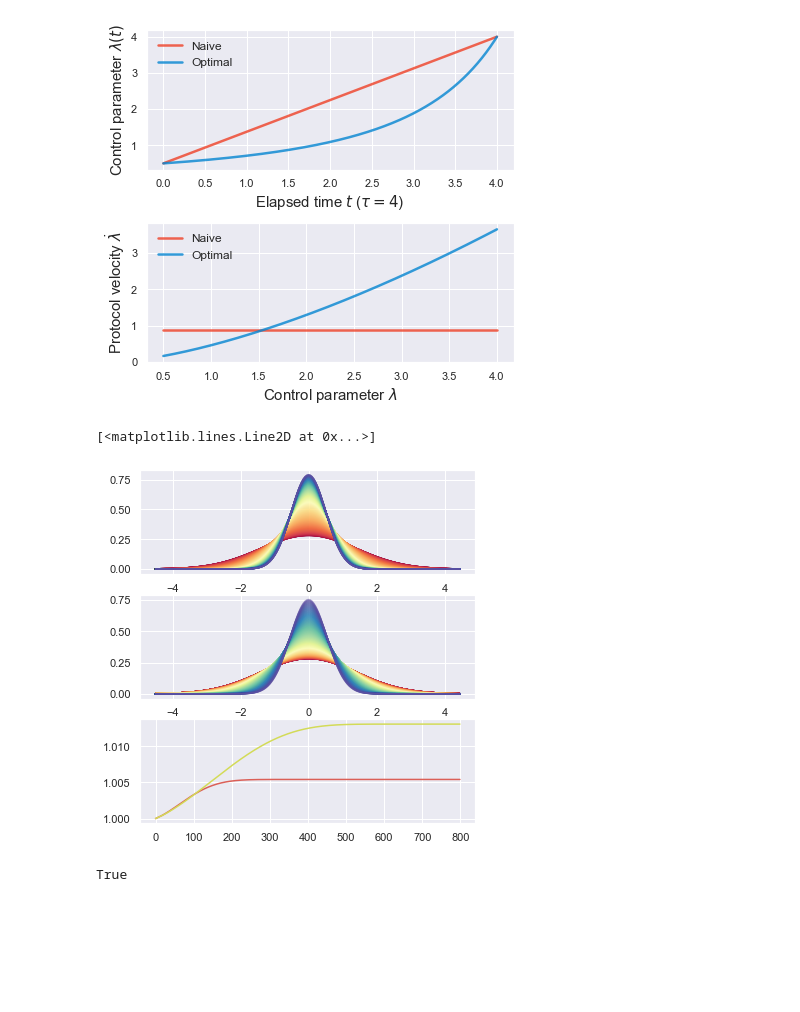
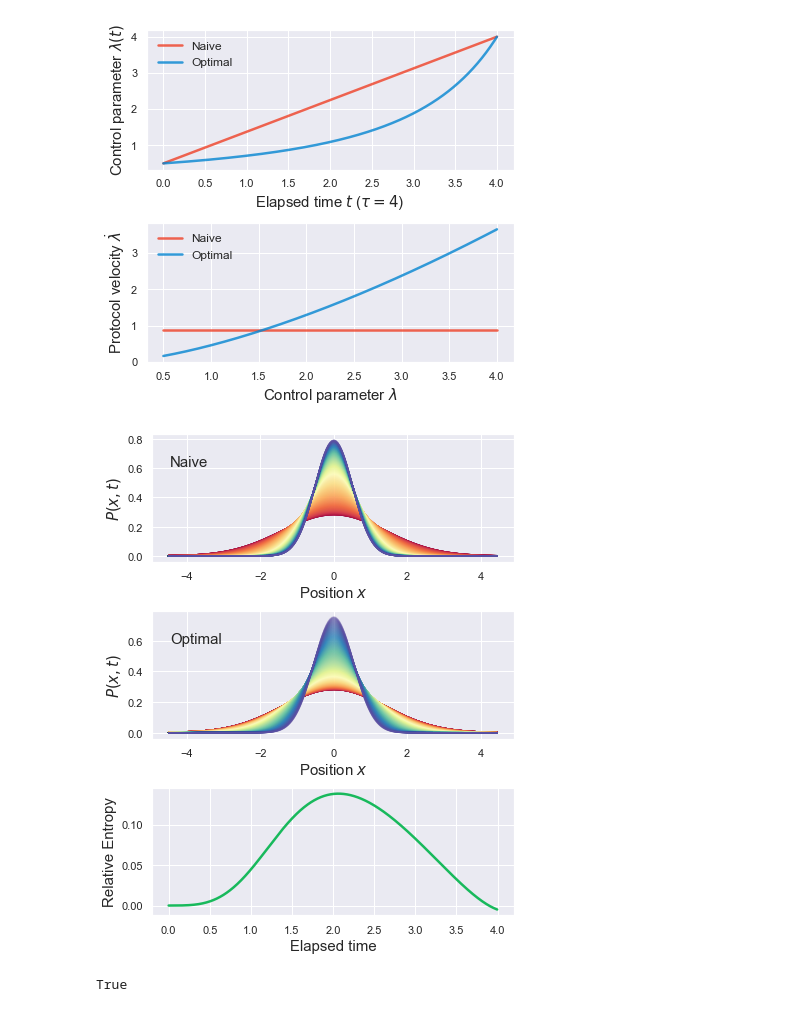
Before and after one commit to StevenJLarge/FokkerPlanck, a Jupyter notebook: notebooks/05-slarge-breathing-trap.ipynb, the cells around one changed output. Saved outputs shown, nothing was run; the diff lists cells and outputs as text; code cells hidden in the pictures; blank space fills up the shorter version.

```diff
--- a/notebooks/05-slarge-breathing-trap.ipynb
+++ b/notebooks/05-slarge-breathing-trap.ipynb
@@ -431,7 +433,7 @@ class BreathingSimulator:
             self.build_optimal_protocol()
             protocol = self.optimal_protocol
         else:
-            raise ValueError("`mode parameter must be `naive` or `optimal``")
+            raise ValueError("`mode` parameter must be `naive` or `optimal`")
 
         prob_tracker = []
         time_tracker = []
@@ -518,25 +520,34 @@ plt.tight_layout()
 [figure]
 # %%
 # And now a plot of the distributions over time
-fig, ax = plt.subplots(3, 1, figsize=(6, 6.5))
+fig, ax = plt.subplots(3, 1, figsize=(6, 7.5))
 rel_ent_tracker = []
 norm_tracker_naive = []
 norm_tracker_opt = []
 Pal = sns.color_palette("Spectral", len(res_naive.prob_tracker))
 for i, (prob_naive, prob_opt) in enumerate(zip(res_naive.prob_tracker, res_opt.prob_tracker)):
     ax[0].plot(fpe_naive.xArray, prob_naive, color=Pal[i], alpha=0.2)
     ax[1].plot(fpe_opt.xArray, prob_opt, color=Pal[i], alpha=0.2)
 
     rel_ent_tracker.append(get_rel_ent(prob_naive, prob_opt, fpe_naive.dx))
     norm_tracker_naive.append(np.sum(prob_naive) * fpe_naive.dx)
     norm_tracker_opt.append(np.sum(prob_opt) * fpe_opt.dx)
 
-#ax[2].plot(res_naive.time_tracker, rel_ent_tracker)
-ax[2].plot(norm_tracker_naive)
-ax[2].plot(norm_tracker_opt)
+ax[0].annotate(r"Naive", xy=(0.05, 0.75), xycoords="axes fraction", fontsize=15)
+ax[1].annotate(r"Optimal", xy=(0.05, 0.75), xycoords="axes fraction", fontsize=15)
+
+ax[2].plot(res_naive.time_tracker, rel_ent_tracker, linewidth=2.5, color=sns.xkcd_rgb["shamrock"], alpha=0.9)
+
+ax[0].set_ylabel(r"$P(x, t)$", fontsize=15)
+ax[1].set_ylabel(r"$P(x, t)$", fontsize=15)
+ax[0].set_xlabel(r"Position $x$", fontsize=15)
+ax[1].set_xlabel(r"Position $x$", fontsize=15)
+
+ax[2].set_xlabel(r"Elapsed time", fontsize=15)
+ax[2].set_ylabel(r"Relative Entropy", fontsize=15)
+plt.tight_layout()
 # %% [output]
-[<matplotlib.lines.Line2D at 0x...>]
-[figure, old version]
+[figure, new version]
 # %%
 fpe_naive.check_CFL([k_final, 0.0], ff.harmonicEnergy)
 # %% [output]
```
Also changed, not shown: parts of 1 cell of this notebook.
